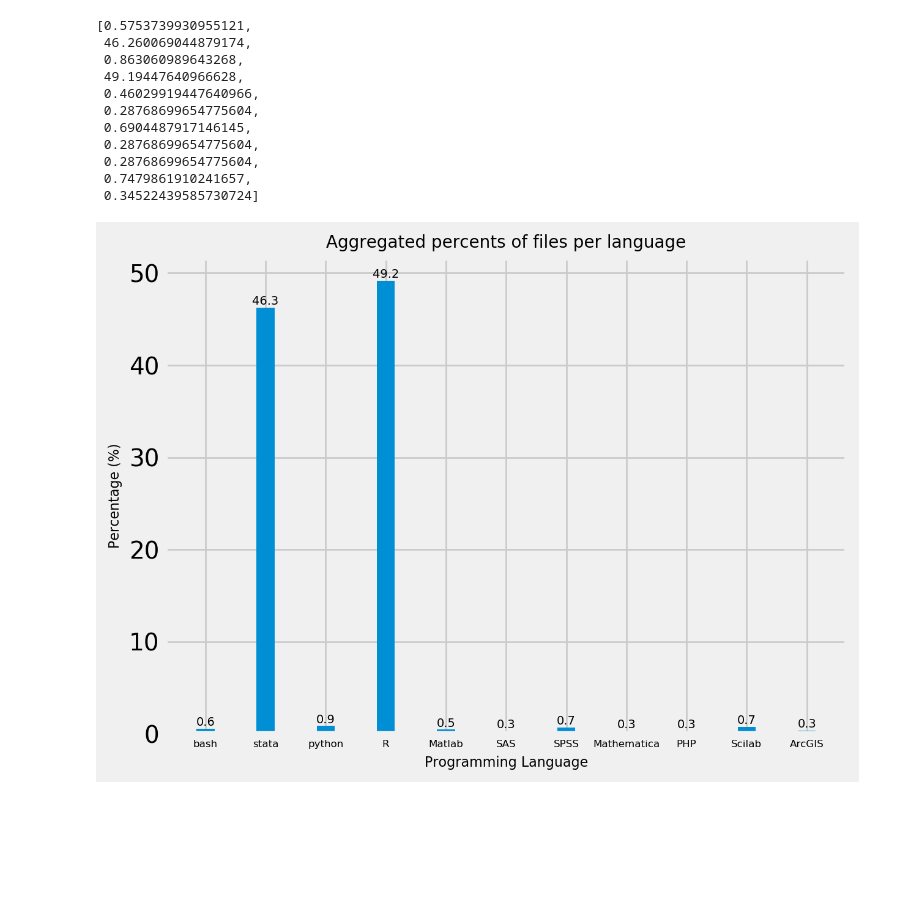
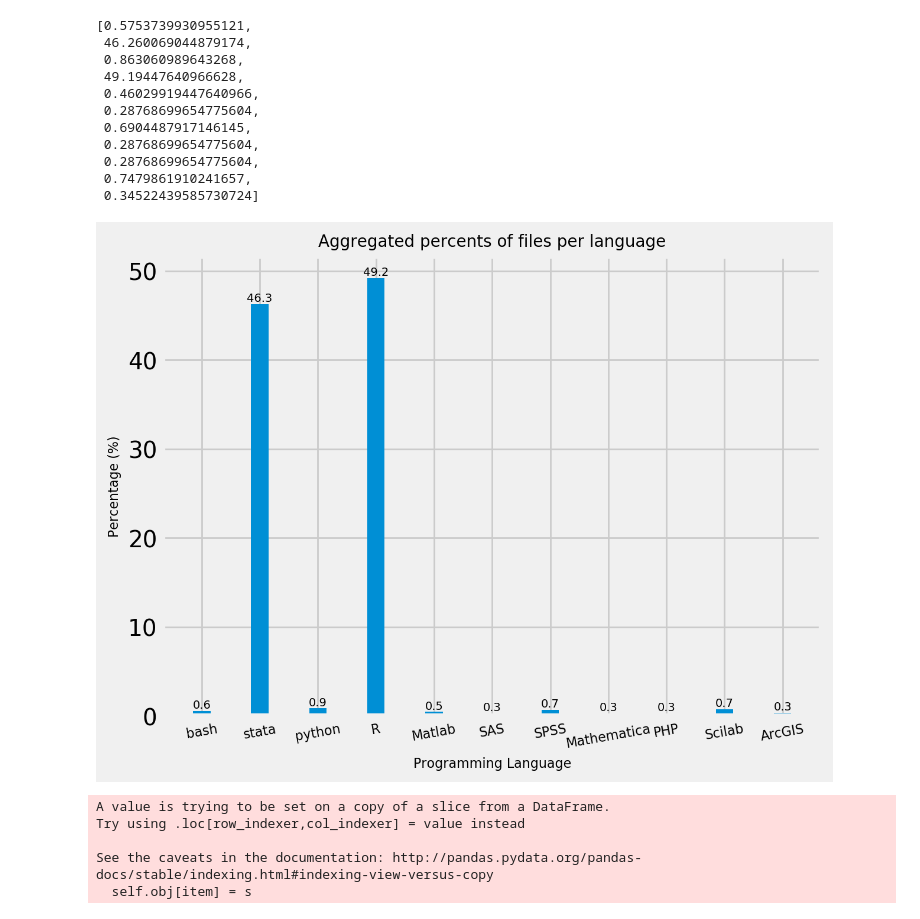
Before and after one commit to jingxianna/Characterize-contents-of-AJPS-datasets, a Jupyter notebook: characterize_plots.ipynb, the cells around one changed output. Cells and saved outputs as stored; diff of their text form; code cells hidden in the pictures; blank space fills up the shorter version.

```diff
--- a/characterize_plots.ipynb
+++ b/characterize_plots.ipynb
@@ -273,12 +298,27 @@ z
  0.34522439585730724]
 # %%
 plt.bar(x, z, width = 0.3,align='center')
-plt.xticks(x,fontsize=6)
+plt.xticks(x,fontsize=8,rotation=10)
 plt.title('Aggregated percents of files per language', fontsize=10)
 plt.xlabel("Programming Language", fontsize=8)
 plt.ylabel("Percentage (%)", fontsize=8)
 for a,b in zip(x,z):
     plt.text(a, b+0.05, '%.1f' % b, ha='center', va= 'bottom',fontsize=7)
 plt.style.use('fivethirtyeight')
 # %% [output]
-[figure, old version]
+[figure, new version]
+# %%
+df.loc[df.publication_date.str[0:4] == '2019', 'pub_year'] = 2019
+df.loc[df.publication_date.str[0:4] == '2018', 'pub_year'] = 2018
+df.loc[df.publication_date.str[0:4] == '2017', 'pub_year'] = 2017
+df.loc[df.publication_date.str[0:4] == '2016', 'pub_year'] = 2016
+df.loc[df.publication_date.str[0:4] == '2015', 'pub_year'] = 2015
+df.loc[df.publication_date.str[0:4] == '2014', 'pub_year'] = 2014
+df.loc[df.publication_date.str[0:4] == '2013', 'pub_year'] = 2013
+df.loc[df.publication_date.str[0:4] == '2012', 'pub_year'] = 2012
+# %% [output]
+A value is trying to be set on a copy of a slice from a DataFrame.
+Try using .loc[row_indexer,col_indexer] = value instead
+
+See the caveats in the documentation: http://pandas.pydata.org/pandas-docs/stable/indexing.html#indexing-view-versus-copy
+  self.obj[item] = s
```
Also changed, not shown: parts of 7 cells of this notebook, 1 other file.
